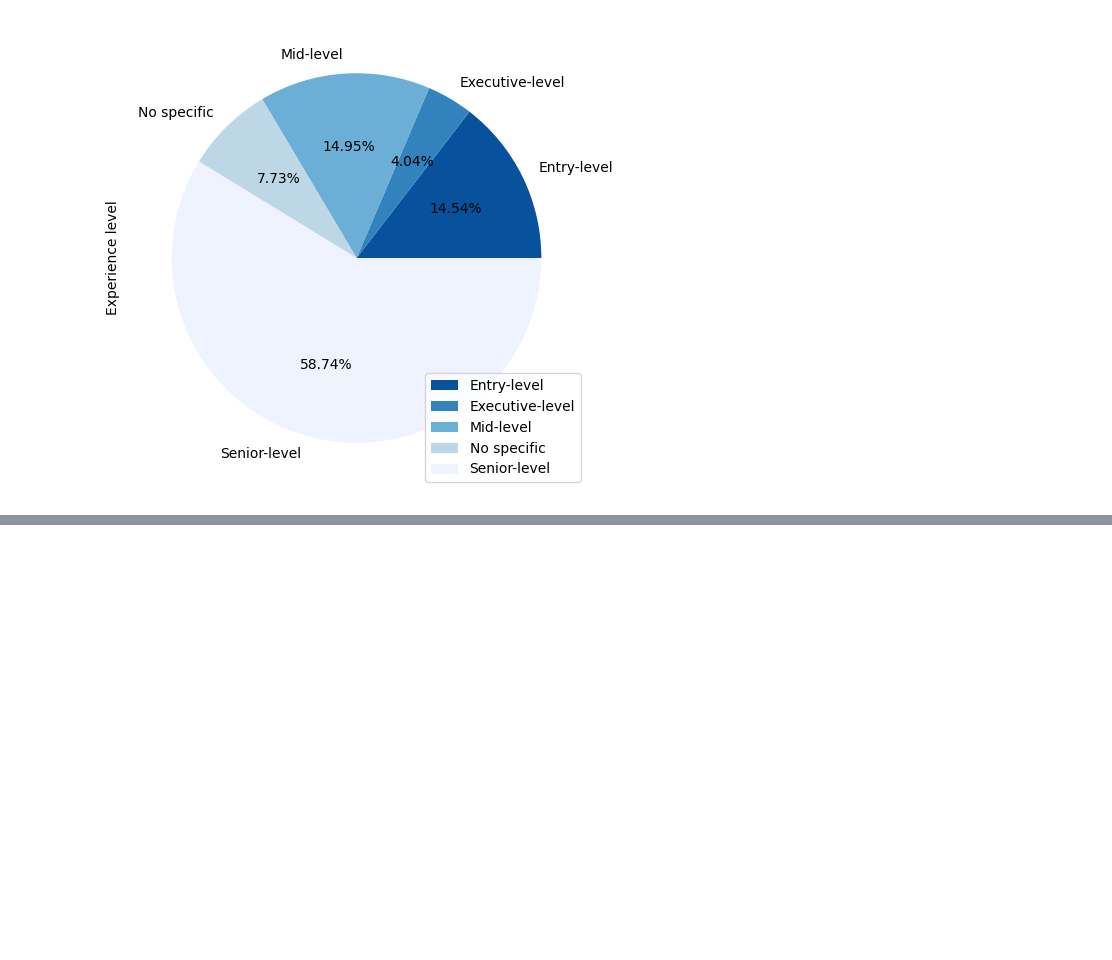
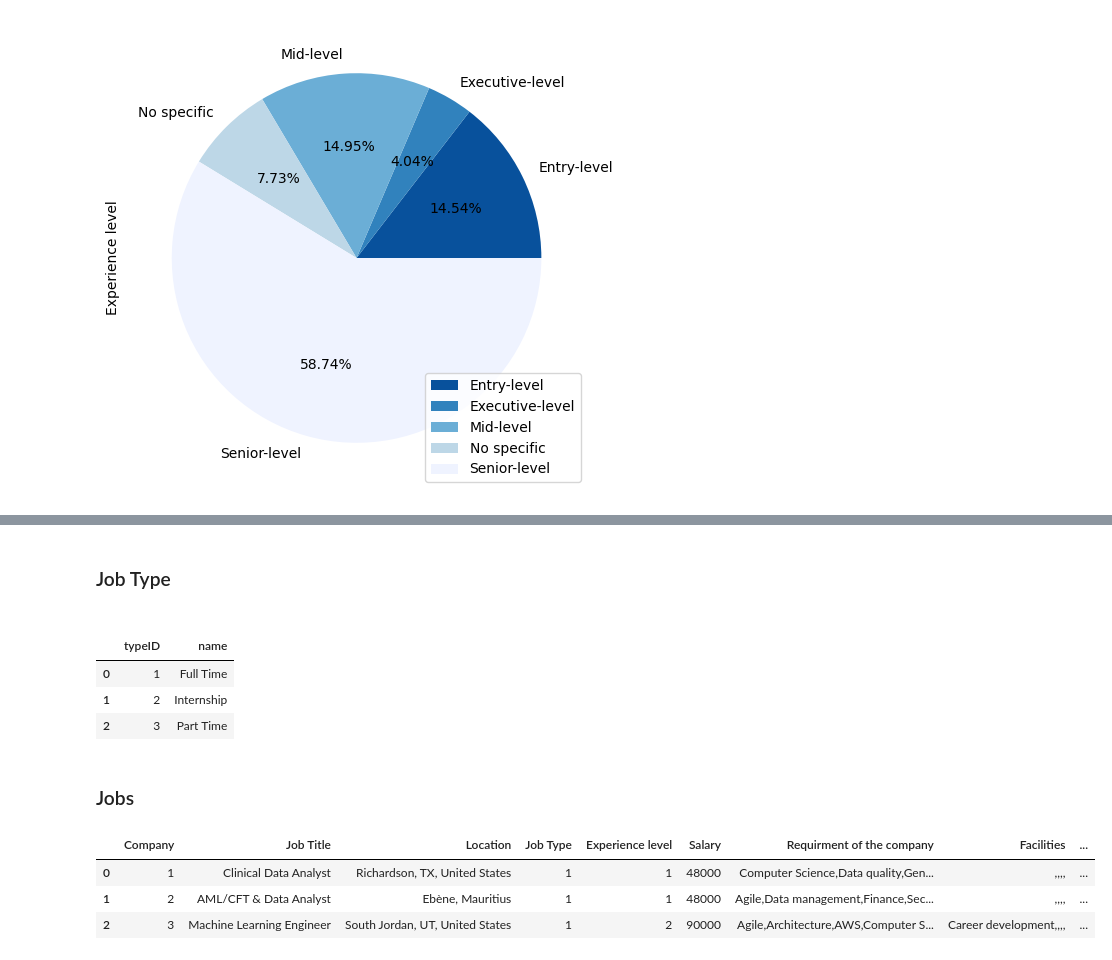
Before and after one commit to hnadir-dev/Youcode-Data-Dev, a Jupyter notebook: Brief_analyse_opportunités_emploi/script.ipynb, the cells around one changed output, grey strips where cells are left out. Drawn from its saved outputs; the diff is of its cells as text; code cells hidden in the pictures; blank space fills up the shorter version.

```diff
--- a/Brief_analyse_opportunités_emploi/script.ipynb
+++ b/Brief_analyse_opportunités_emploi/script.ipynb
@@ -246,0 +345,32 @@ plt.show()
+# %%
+#Replace company names by id
+for index,c in companies.iterrows():
+    dataToInsert['Company'].replace(c['name'],c['companyID'],inplace=True)
+# %%
+#insert companies into database
+
+cursor = cnx.cursor()
+for index,c in companies.iterrows():
+    cursor.execute('INSERT INTO companies values (?,?)',c['companyID'],c['name'])
+cursor.commit()
+cursor.close()
+# %% [markdown]
+<h3>Job Type<h3>
+# %%
+jobType = []
+
+for index,row in pd.DataFrame(dataToInsert['Job Type'].unique()).rename(columns={0:'name'}).iterrows():
+    jobType.append(dict(typeID=index+1,name=row['name']))
+
+jobType = pd.DataFrame(jobType)
+jobType
+# %% [output]
+|  | typeID | name |
+| 0 | 1 | Full Time |
+| 1 | 2 | Internship |
+| 2 | 3 | Part Time |
+# %%
+#replace job type by id
+
+for index,jtype in jobType.iterrows():
+    dataToInsert['Job Type'].replace(jtype['name'],jtype['typeID'],inplace=True)
@@ -246,0 +385,9 @@ plt.show()
+# %% [markdown]
+<h3>Jobs</h3>
+# %%
+dataToInsert.head(3)
+# %% [output]
+|  | Company | Job Title | Location | Job Type | Experience level | Salary | Requirment of the company | Facilities | ... |
+| 0 | 1 | Clinical Data Analyst | Richardson, TX, United States | 1 | 1 | 48000 | Computer Science,Data quality,Gen... | ,,,, | ... |
+| 1 | 2 | AML/CFT & Data Analyst | Ebène, Mauritius | 1 | 1 | 48000 | Agile,Data management,Finance,Sec... | ,,,, | ... |
+| 2 | 3 | Machine Learning Engineer | South Jordan, UT, United States | 1 | 2 | 90000 | Agile,Architecture,AWS,Computer S... | Career development,,,, | ... |
```
Also changed, not shown: parts of 29 cells of this notebook, 2 other files.
